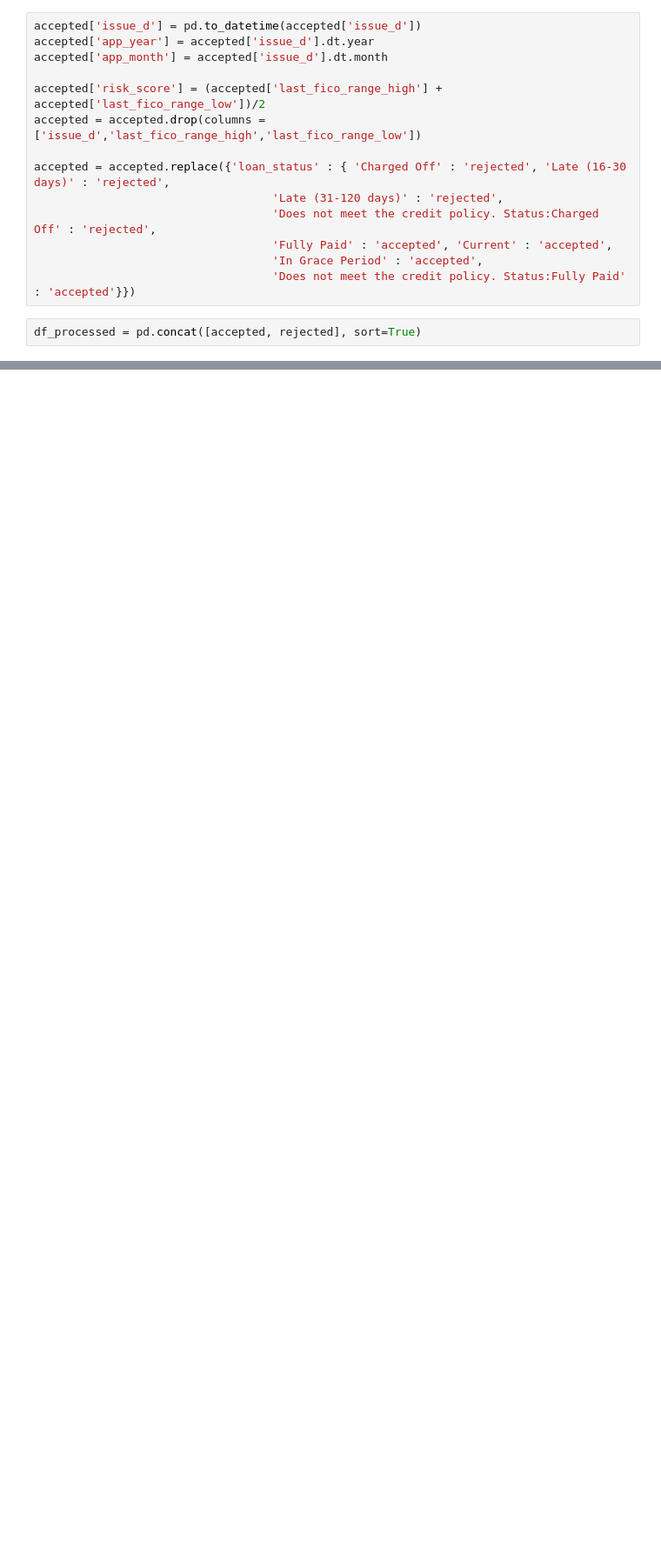
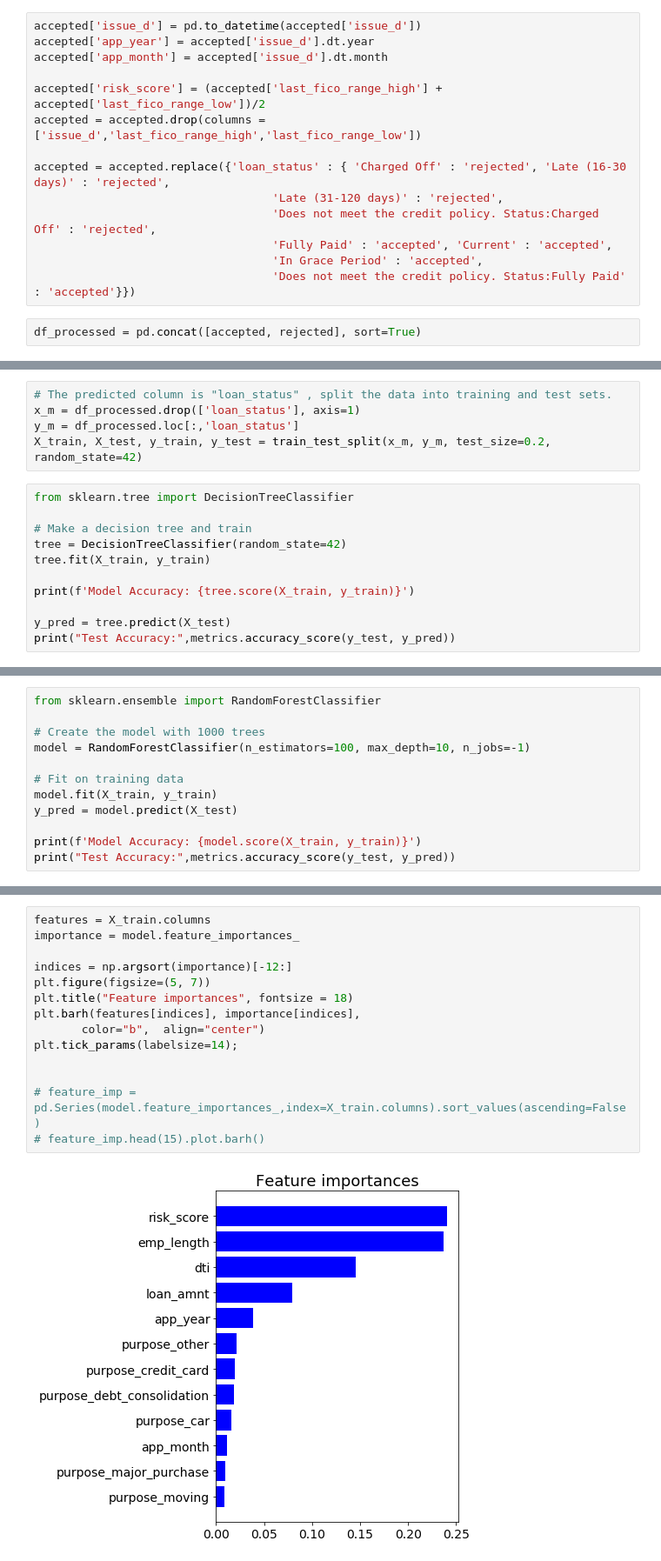
Before and after one commit to miazhx/capstone, a Jupyter notebook: Mia/reject_accept_classifier.ipynb, the cells around one changed output, grey strips where cells are left out. Shown at 87% size. Drawn from its saved outputs; the diff is of its cells as text; blank space fills up the shorter version.

Commit message:
add models for project idea 1

```diff
--- a/Mia/reject_accept_classifier.ipynb
+++ b/Mia/reject_accept_classifier.ipynb
@@ -186,0 +257,16 @@ df_processed.sample(5)
+# %%
+# The predicted column is "loan_status" , split the data into training and test sets.
+x_m = df_processed.drop(['loan_status'], axis=1)
+y_m = df_processed.loc[:,'loan_status']
+X_train, X_test, y_train, y_test = train_test_split(x_m, y_m, test_size=0.2, random_state=42)
+# %%
+from sklearn.tree import DecisionTreeClassifier
+
+# Make a decision tree and train
+tree = DecisionTreeClassifier(random_state=42)
+tree.fit(X_train, y_train)
+
+print(f'Model Accuracy: {tree.score(X_train, y_train)}')
+
+y_pred = tree.predict(X_test)
+print("Test Accuracy:",metrics.accuracy_score(y_test, y_pred))
@@ -186,0 +297,12 @@ df_processed.sample(5)
+# %%
+from sklearn.ensemble import RandomForestClassifier
+
+# Create the model with 1000 trees
+model = RandomForestClassifier(n_estimators=100, max_depth=10, n_jobs=-1)
+
+# Fit on training data
+model.fit(X_train, y_train)
+y_pred = model.predict(X_test)
+
+print(f'Model Accuracy: {model.score(X_train, y_train)}')
+print("Test Accuracy:",metrics.accuracy_score(y_test, y_pred))
@@ -186,0 +328,16 @@ df_processed.sample(5)
+# %%
+features = X_train.columns
+importance = model.feature_importances_
+
+indices = np.argsort(importance)[-12:]
+plt.figure(figsize=(5, 7))
+plt.title("Feature importances", fontsize = 18)
+plt.barh(features[indices], importance[indices],
+       color="b",  align="center")
+plt.tick_params(labelsize=14);
+
+
+# feature_imp = pd.Series(model.feature_importances_,index=X_train.columns).sort_values(ascending=False)
+# feature_imp.head(15).plot.barh()
+# %% [output]
+[figure, added]
```
Also changed, not shown: parts of 43 cells of this notebook.
